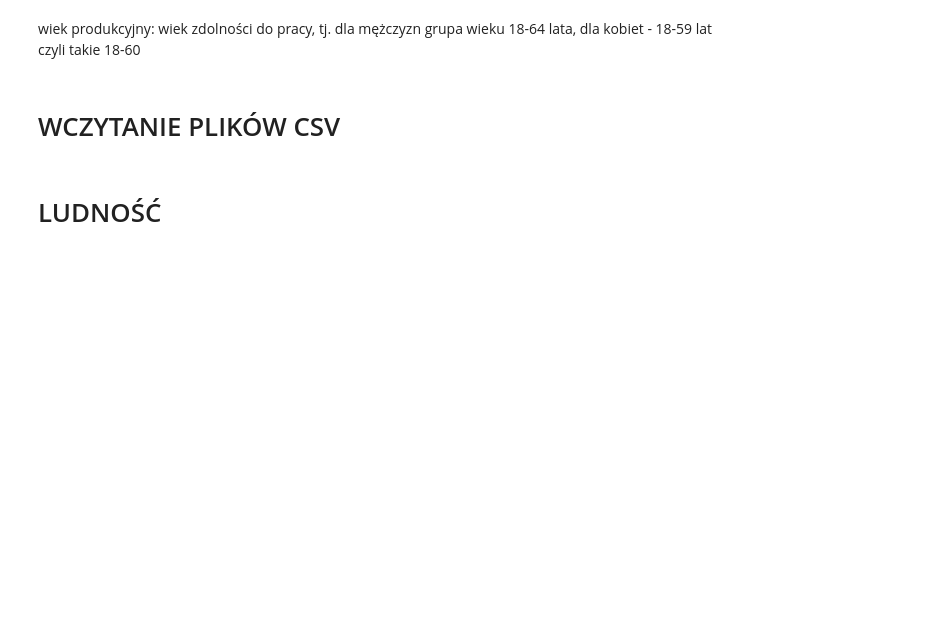
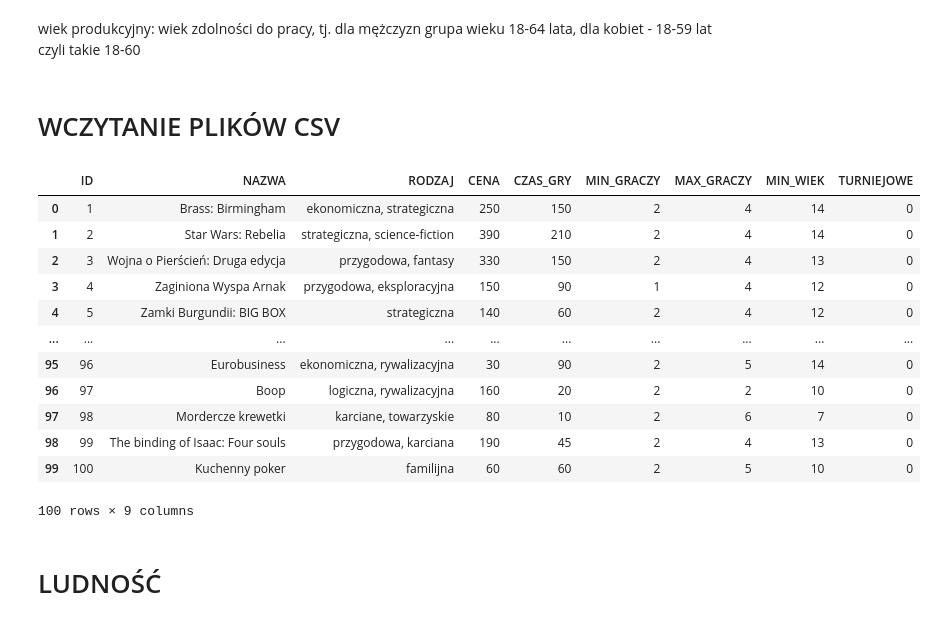
Before and after one commit to tashiamuffin/Cybermachina_26, a Jupyter notebook: N_pomocniczy.ipynb, the cells around one changed output. Drawn from its saved outputs; the diff is of its cells as text; code cells hidden in the pictures; blank space fills up the shorter version.

```diff
--- a/N_pomocniczy.ipynb
+++ b/N_pomocniczy.ipynb
@@ -40,6 +40,24 @@ im = im["IMIĘ PIERWSZE"]
 ulice = pd.read_csv("ULIC.csv", sep=";")
 ulice_jaworze = ulice.query('WOJ == 24 & POW == 2 & GMI == 6 & RODZ_GMI == 2')
 ulice_jaworze = np.array(ulice_jaworze["NAZWA_1"])
+# %%
+##gry
+gry = pd.read_csv("GRY.csv")
+gry
+# %% [output]
+|  | ID | NAZWA | RODZAJ | CENA | CZAS_GRY | MIN_GRACZY | MAX_GRACZY | MIN_WIEK | TURNIEJOWE |
+| 0 | 1 | Brass: Birmingham | ekonomiczna, strategiczna | 250 | 150 | 2 | 4 | 14 | 0 |
+| 1 | 2 | Star Wars: Rebelia | strategiczna, science-fiction | 390 | 210 | 2 | 4 | 14 | 0 |
+| 2 | 3 | Wojna o Pierścień: Druga edycja | przygodowa, fantasy | 330 | 150 | 2 | 4 | 13 | 0 |
+| 3 | 4 | Zaginiona Wyspa Arnak | przygodowa, eksploracyjna | 150 | 90 | 1 | 4 | 12 | 0 |
+| 4 | 5 | Zamki Burgundii: BIG BOX | strategiczna | 140 | 60 | 2 | 4 | 12 | 0 |
+| ... | ... | ... | ... | ... | ... | ... | ... | ... | ... |
+| 95 | 96 | Eurobusiness | ekonomiczna, rywalizacyjna | 30 | 90 | 2 | 5 | 14 | 0 |
+| 96 | 97 | Boop | logiczna, rywalizacyjna | 160 | 20 | 2 | 2 | 10 | 0 |
+| 97 | 98 | Mordercze krewetki | karciane, towarzyskie | 80 | 10 | 2 | 6 | 7 | 0 |
+| 98 | 99 | The binding of Isaac: Four souls | przygodowa, karciana | 190 | 45 | 2 | 4 | 13 | 0 |
+| 99 | 100 | Kuchenny poker | familijna | 60 | 60 | 2 | 5 | 10 | 0 |
+100 rows × 9 columns
 # %% [markdown]
 # LUDNOŚĆ
 # %%
```
Also changed, not shown: parts of 51 cells of this notebook, 1 other file.
